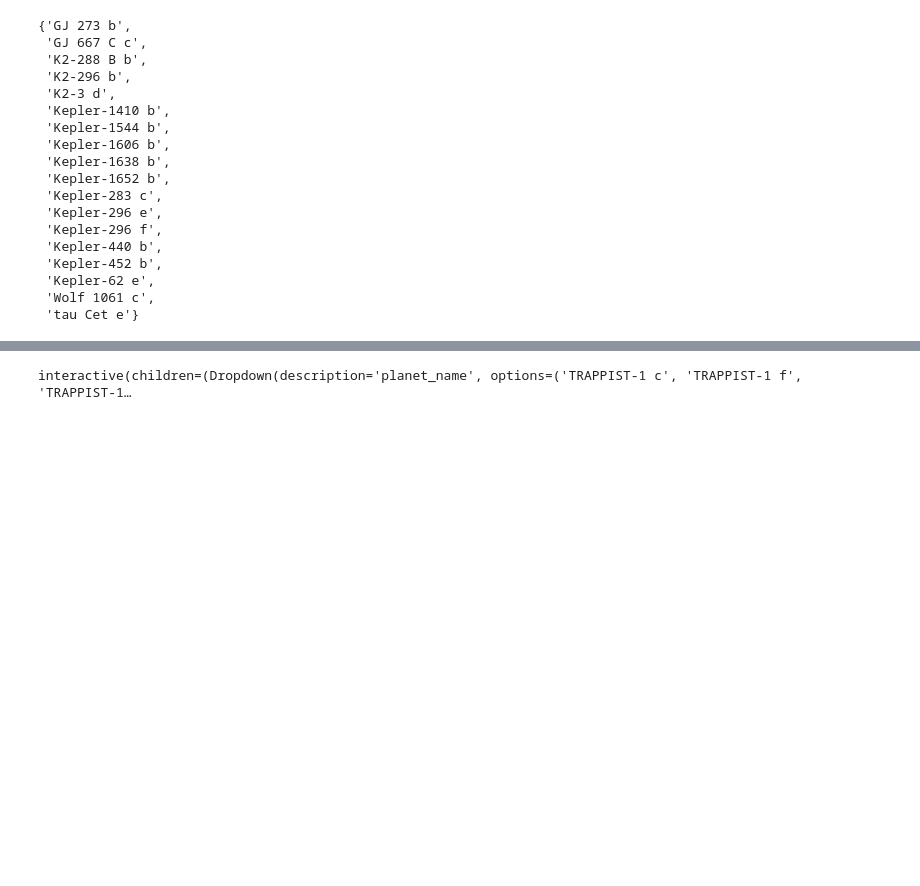
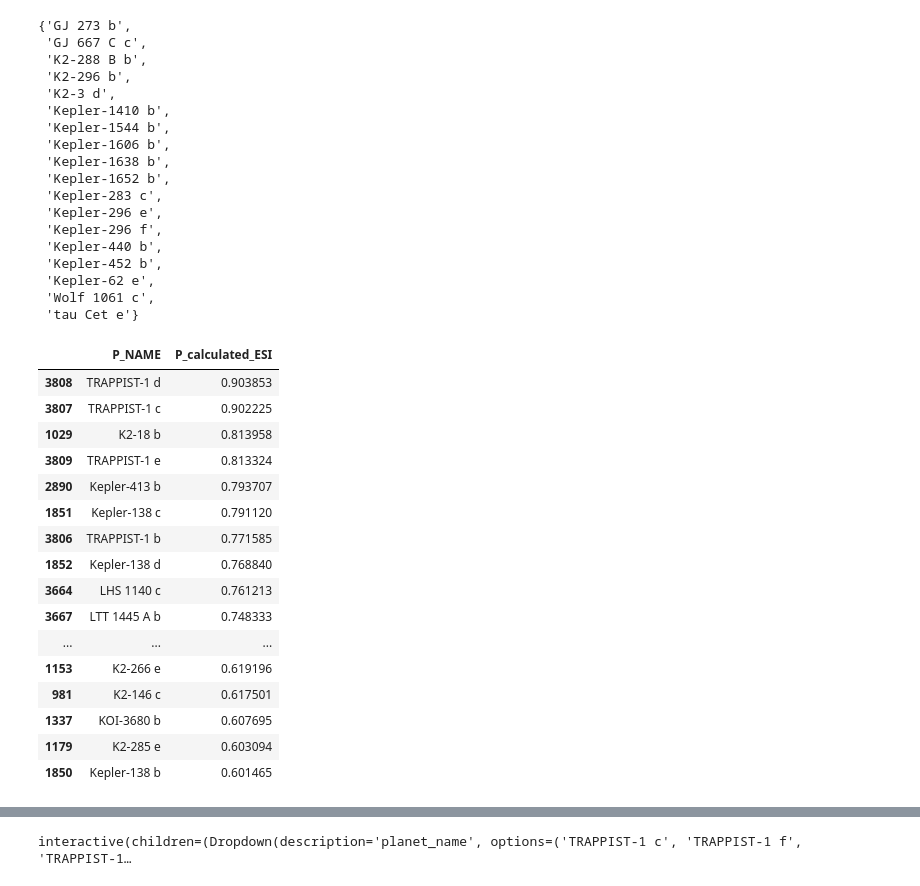
Before and after one commit to Saahil87/2021Fall_finals, a Jupyter notebook: visualizations.ipynb, the cells around one changed output, grey strips where cells are left out. Drawn from its saved outputs; the diff is of its cells as text; code cells hidden in the pictures; blank space fills up the shorter version.

```diff
--- a/visualizations.ipynb
+++ b/visualizations.ipynb
@@ -116,3 +93,24 @@ set(da.identify_habitability_type(planets_in_habitable_zone)[1]['P_NAME'].to_lis
  'Kepler-62 e',
  'Wolf 1061 c',
  'tau Cet e'}
+# %%
+potentially_habitable_exoplanets = da.get_potentially_habitable_exoplanets(all_exoplanets_with_esi)
+potentially_habitable_exoplanets[['P_NAME','P_calculated_ESI']].sort_values(by=['P_calculated_ESI'], ascending=False)
+# %% [output]
+|  | P_NAME | P_calculated_ESI |
+| 3808 | TRAPPIST-1 d | 0.903853 |
+| 3807 | TRAPPIST-1 c | 0.902225 |
+| 1029 | K2-18 b | 0.813958 |
+| 3809 | TRAPPIST-1 e | 0.813324 |
+| 2890 | Kepler-413 b | 0.793707 |
+| 1851 | Kepler-138 c | 0.791120 |
+| 3806 | TRAPPIST-1 b | 0.771585 |
+| 1852 | Kepler-138 d | 0.768840 |
+| 3664 | LHS 1140 c | 0.761213 |
+| 3667 | LTT 1445 A b | 0.748333 |
+| ... | ... | ... |
+| 1153 | K2-266 e | 0.619196 |
+| 981 | K2-146 c | 0.617501 |
+| 1337 | KOI-3680 b | 0.607695 |
+| 1179 | K2-285 e | 0.603094 |
+| 1850 | Kepler-138 b | 0.601465 |
```
Also changed, not shown: parts of 17 cells of this notebook.
